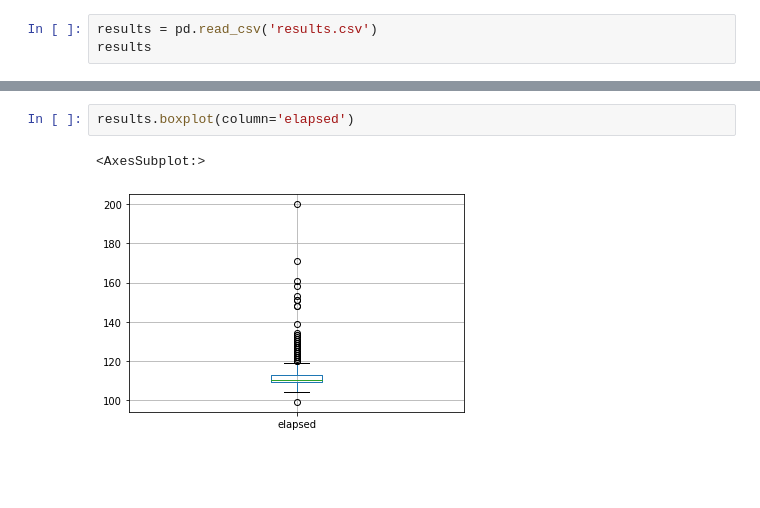
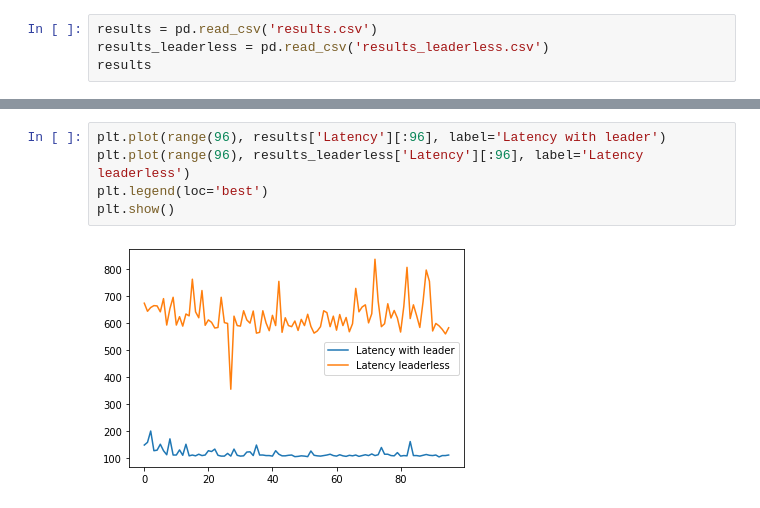
Before and after one commit to crewtool/paxos-banking, a Jupyter notebook: stress-test/plot_results.ipynb, the cells around one changed output, grey strips where cells are left out. Saved outputs shown, nothing was run; the diff lists cells and outputs as text; blank space fills up the shorter version.

Commit message:
Add results for leaderless mode

```diff
--- a/stress-test/plot_results.ipynb
+++ b/stress-test/plot_results.ipynb
@@ -3,4 +4,5 @@ import pandas as pd
 # %%
 results = pd.read_csv('results.csv')
+results_leaderless = pd.read_csv('results_leaderless.csv')
 results
 # %% [output]
@@ -25,5 +10,7 @@ results['elapsed'].plot()
-# %%
-results.boxplot(column='elapsed')
-# %% [output]
-<AxesSubplot:>
-[figure, removed]
+# %%
+plt.plot(range(96), results['Latency'][:96], label='Latency with leader')
+plt.plot(range(96), results_leaderless['Latency'][:96], label='Latency leaderless')
+plt.legend(loc='best')
+plt.show()
+# %% [output]
+[figure, added]
```
Also changed, not shown: parts of 5 cells of this notebook, 6 other files.
